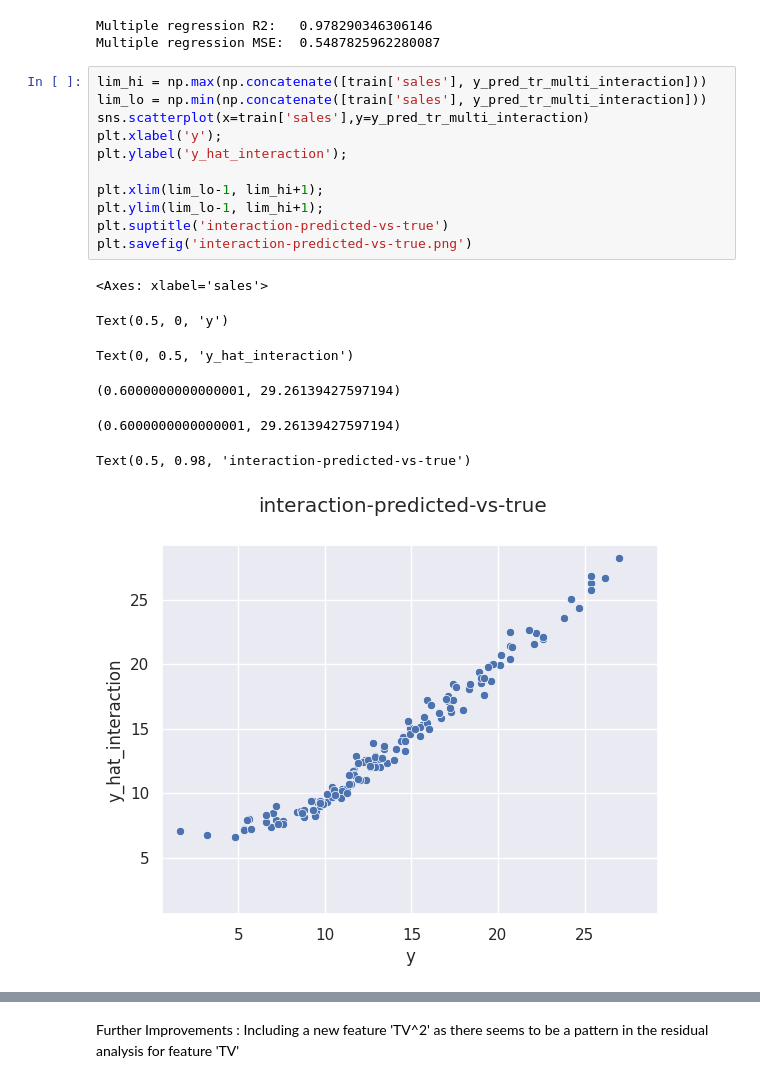
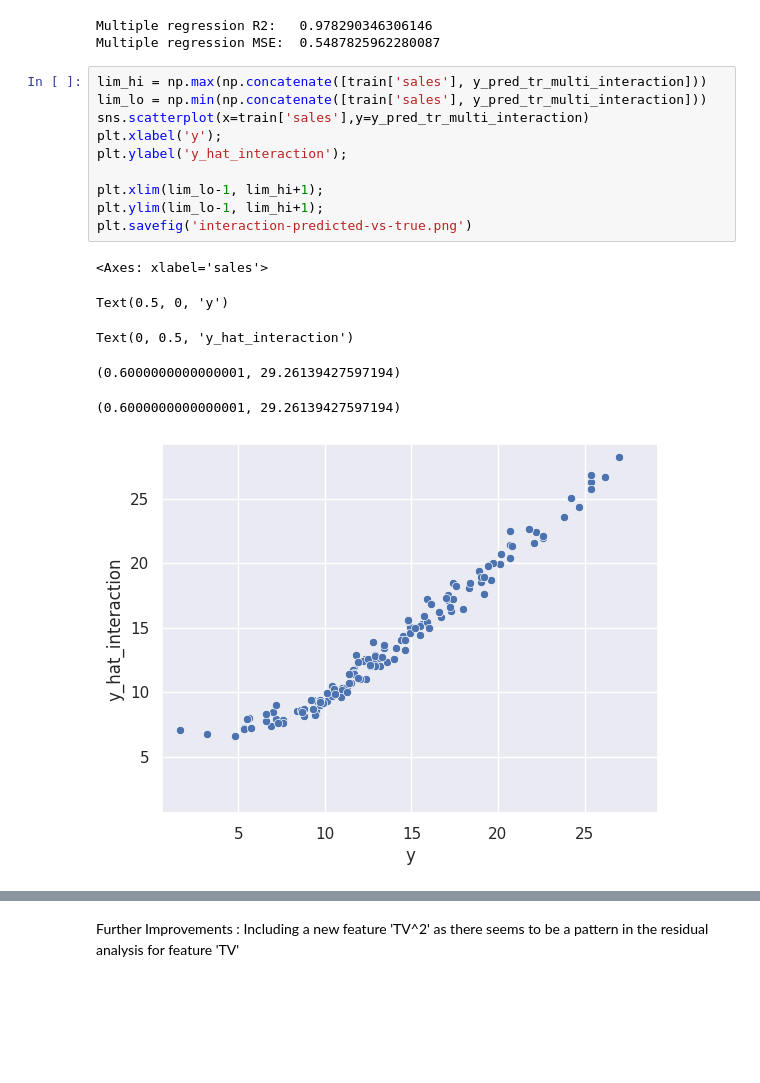
Before and after one commit to ShaktidharK1997/MLCourseProjects, a Jupyter notebook: lab-solution.ipynb, the cells around one changed output, grey strips where cells are left out. Cells and saved outputs as stored; diff of their text form; blank space fills up the shorter version.

```diff
--- a/lab-solution.ipynb
+++ b/lab-solution.ipynb
@@ -733,22 +726,20 @@ Multiple regression MSE:  0.5487825962280087
 # %%
 lim_hi = np.max(np.concatenate([train['sales'], y_pred_tr_multi_interaction]))
 lim_lo = np.min(np.concatenate([train['sales'], y_pred_tr_multi_interaction]))
 sns.scatterplot(x=train['sales'],y=y_pred_tr_multi_interaction)
 plt.xlabel('y');
 plt.ylabel('y_hat_interaction');
 
 plt.xlim(lim_lo-1, lim_hi+1);
 plt.ylim(lim_lo-1, lim_hi+1);
-plt.suptitle('interaction-predicted-vs-true')
 plt.savefig('interaction-predicted-vs-true.png')
 # %% [output]
 <Axes: xlabel='sales'>
 Text(0.5, 0, 'y')
 Text(0, 0.5, 'y_hat_interaction')
 (0.6000000000000001, 29.26139427597194)
 (0.6000000000000001, 29.26139427597194)
-Text(0.5, 0.98, 'interaction-predicted-vs-true')
-[figure, old version]
+[figure, new version]
 # %%
 residual_train_interaction = train['sales'] - y_pred_tr_multi_interaction
 x_lim_hi = np.max(train['sales'])
```
Also changed, not shown: parts of 10 cells of this notebook.
